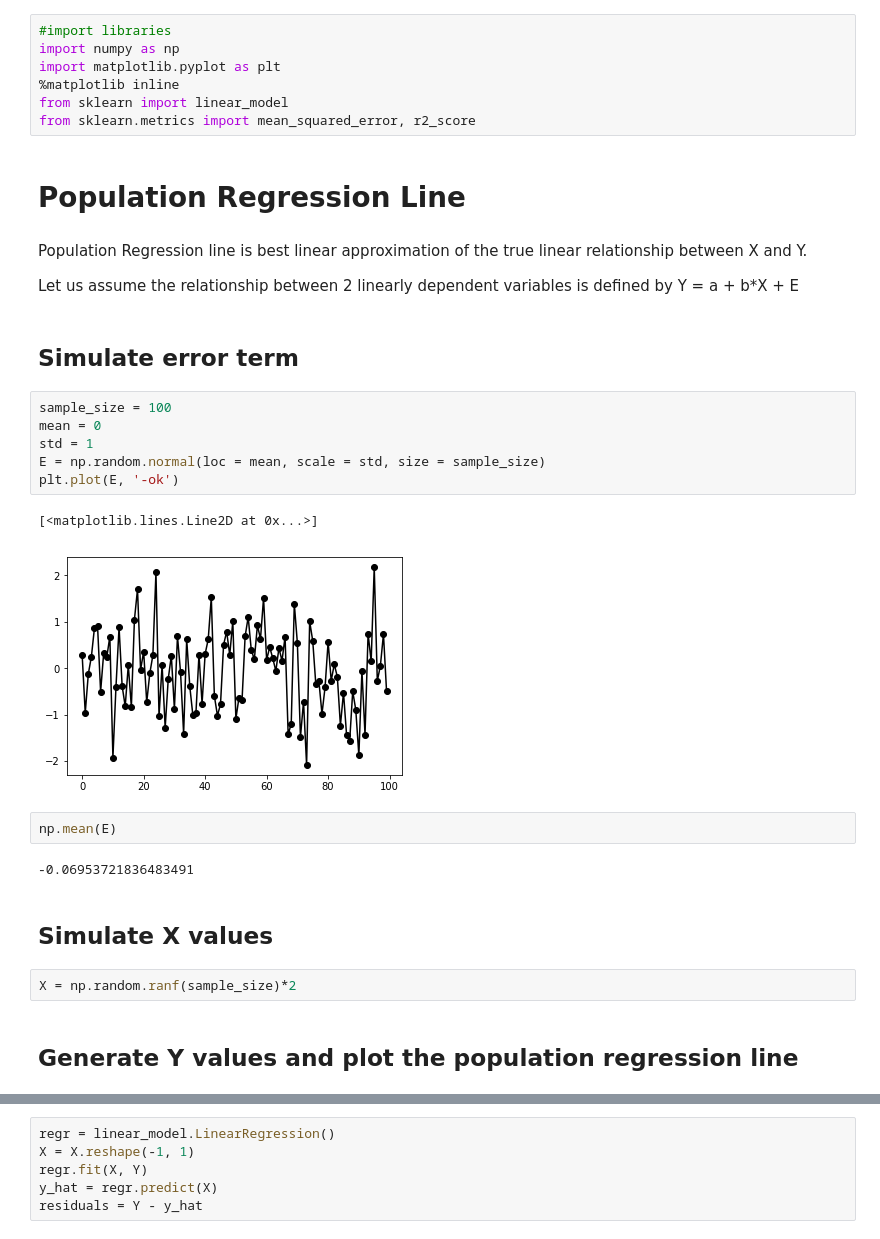
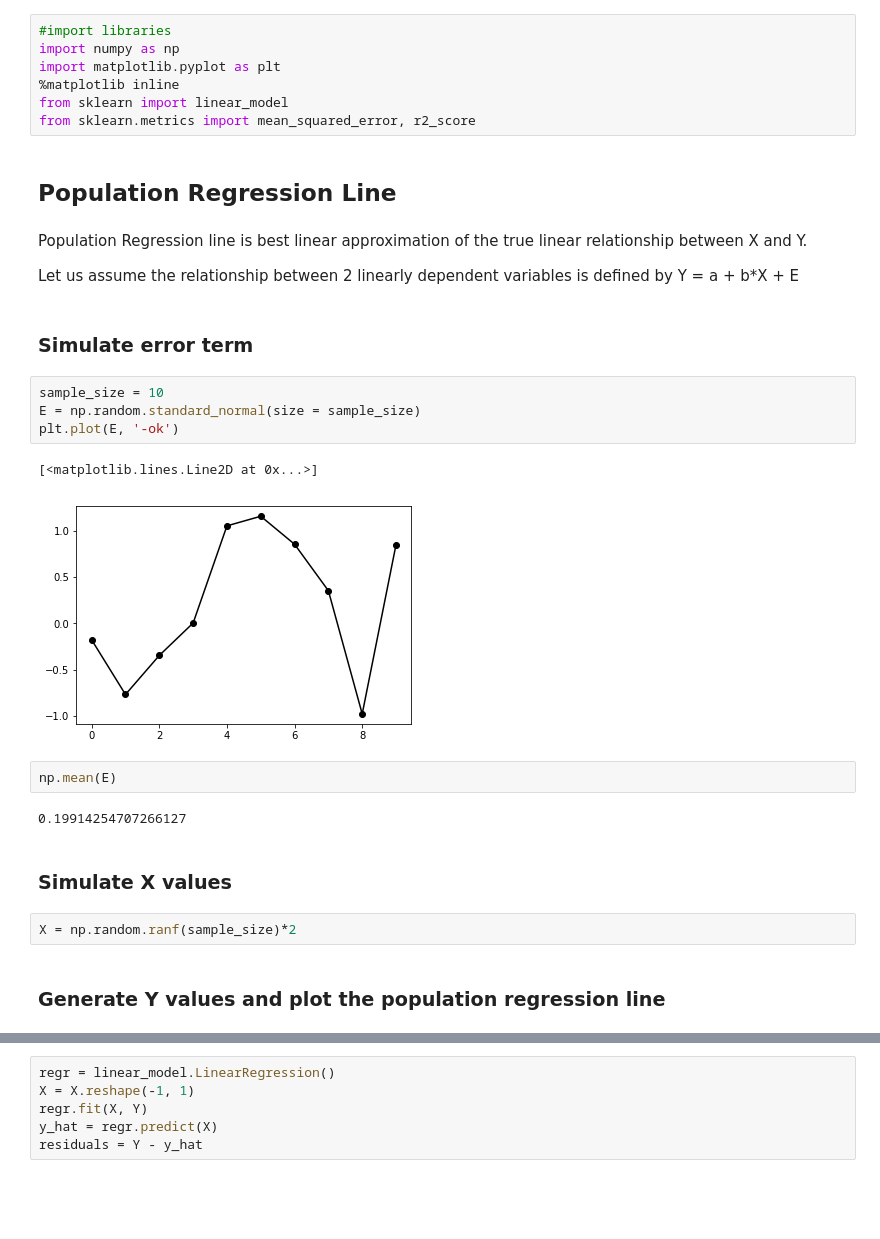
Before and after one commit to SrideviBayyapuneedi/Machine-Learning-Algorithms, a Jupyter notebook: Linear Regression/PopulationRegressionLine vs LeastSquaresLine.ipynb, the cells around one changed output, grey strips where cells are left out. Cells and saved outputs as stored; diff of their text form; blank space fills up the shorter version.

Commit message:
added demo notebook for leastsquaresline vs populationreressionline

```diff
--- a/Linear Regression/PopulationRegressionLine vs LeastSquaresLine.ipynb
+++ b/Linear Regression/PopulationRegressionLine vs LeastSquaresLine.ipynb
@@ -9,32 +9,30 @@ import matplotlib.pyplot as plt
 from sklearn import linear_model
 from sklearn.metrics import mean_squared_error, r2_score
 # %% [markdown]
-# Population Regression Line
+## Population Regression Line
 # %% [markdown]
 Population Regression line is best linear approximation of the true linear relationship between X and Y.
 
 Let us assume the relationship between 2 linearly dependent variables  is defined by Y = a + b*X + E
 # %% [markdown]
-## Simulate error term
+### Simulate error term
 # %%
-sample_size = 100
-mean = 0
-std = 1
-E = np.random.normal(loc = mean, scale = std, size = sample_size)
+sample_size = 10
+E = np.random.standard_normal(size = sample_size)
 plt.plot(E, '-ok')
 # %% [output]
 [<matplotlib.lines.Line2D at 0x...>]
-[figure, old version]
+[figure, new version]
 # %%
 np.mean(E)
 # %% [output]
--0.06953721836483491
+0.19914254707266127
 # %% [markdown]
-## Simulate X values
+### Simulate X values
 # %%
 X = np.random.ranf(sample_size)*2
 # %% [markdown]
-## Generate Y values and plot the population regression line
+### Generate Y values and plot the population regression line
 # %%
 a = 2
 b = 3
```
Also changed, not shown: parts of 11 cells of this notebook.
